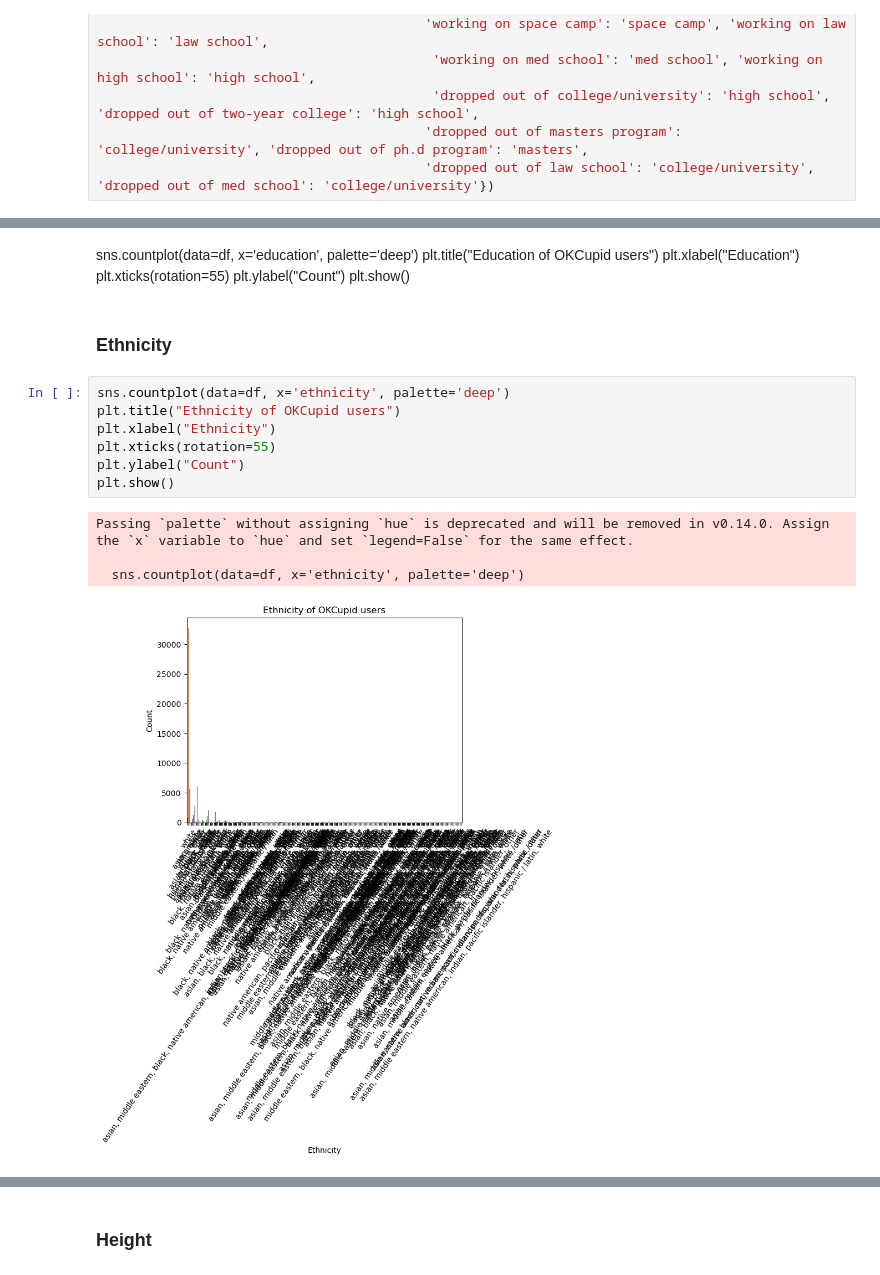
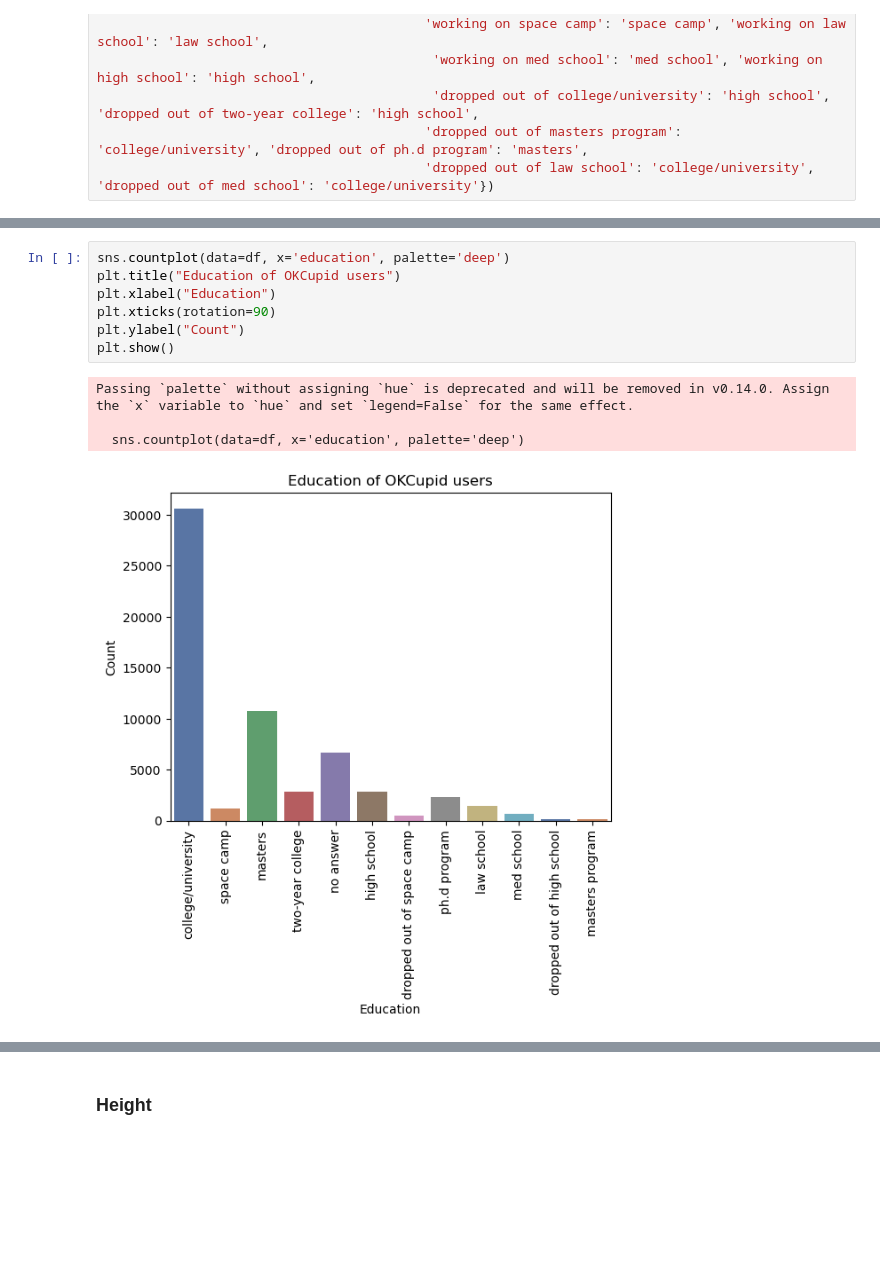
Before and after one commit to karoanton/nlp_data_science_course, a Jupyter notebook: OK-Cupid Date-A-Scientist/OKCupid-Date-A-Scientist-Starter/date-a-scientist.ipynb, the cells around one changed output, grey strips where cells are left out. Drawn from its saved outputs; the diff is of its cells as text; blank space fills up the shorter version.

Commit message:
okcupid updates

```diff
--- a/OK-Cupid Date-A-Scientist/OKCupid-Date-A-Scientist-Starter/date-a-scientist.ipynb
+++ b/OK-Cupid Date-A-Scientist/OKCupid-Date-A-Scientist-Starter/date-a-scientist.ipynb
@@ -309,24 +318,15 @@ dropped out of space camp       523
 masters program                 136
 dropped out of high school      102
 Name: count, dtype: int64
-# %% [markdown]
-sns.countplot(data=df, x='education', palette='deep')
-plt.title("Education of OKCupid users")
-plt.xlabel("Education")
-plt.xticks(rotation=55)
-plt.ylabel("Count")
-plt.show()
-# %% [markdown]
-### Ethnicity
 # %%
-sns.countplot(data=df, x='ethnicity', palette='deep')
-plt.title("Ethnicity of OKCupid users")
-plt.xlabel("Ethnicity")
-plt.xticks(rotation=55)
+sns.countplot(data=df, x='education', palette='deep')
+plt.title("Education of OKCupid users")
+plt.xlabel("Education")
+plt.xticks(rotation=90)
 plt.ylabel("Count")
 plt.show()
 # %% [output]
 Passing `palette` without assigning `hue` is deprecated and will be removed in v0.14.0. Assign the `x` variable to `hue` and set `legend=False` for the same effect.
 
-  sns.countplot(data=df, x='ethnicity', palette='deep')
+  sns.countplot(data=df, x='education', palette='deep')
-[figure, old version]
+[figure, new version]
```
Also changed, not shown: parts of 34 cells of this notebook.
